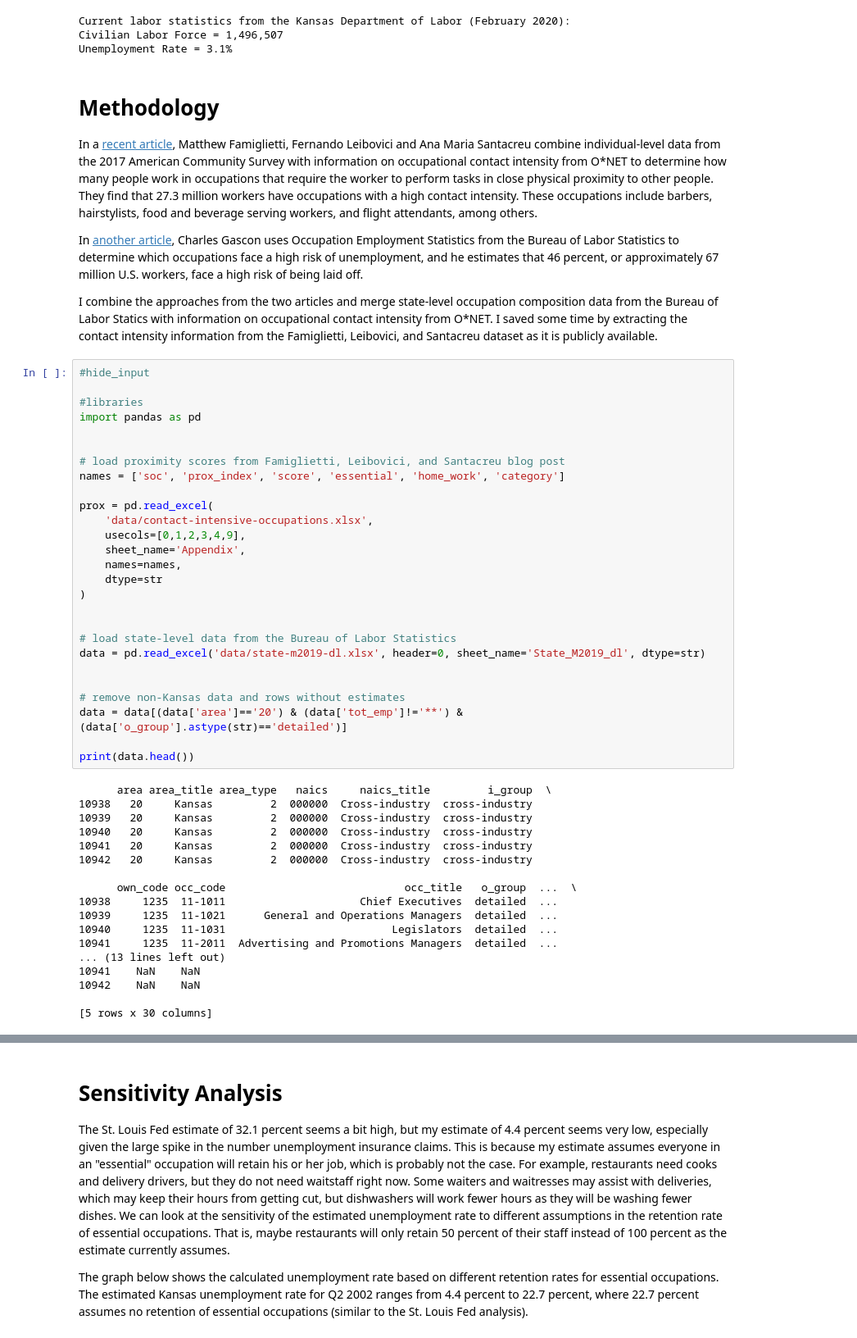
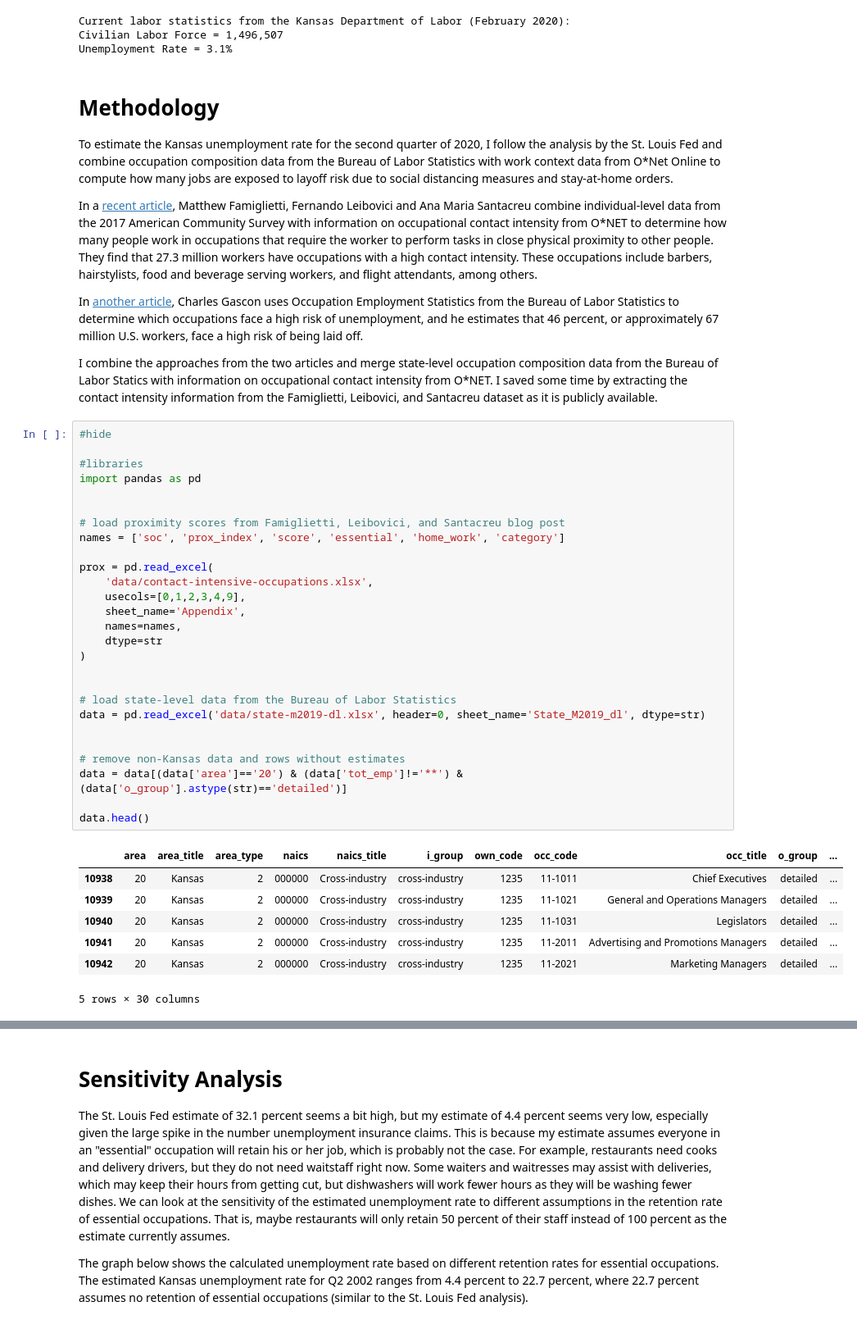
Before and after one commit to kdc-ks-gov/kansas-data, a Jupyter notebook: _notebooks/2020-04-01-unemployment-calculation.ipynb, the cells around one changed output, grey strips where cells are left out. Shown at 82% size. Cells and saved outputs as stored; diff of their text form.

```diff
--- a/_notebooks/2020-04-01-unemployment-calculation.ipynb
+++ b/_notebooks/2020-04-01-unemployment-calculation.ipynb
@@ -52,6 +50,8 @@ Civilian Labor Force = 1,496,507
 Unemployment Rate = 3.1%
 # %% [markdown]
 # Methodology
+
+To estimate the Kansas unemployment rate for the second quarter of 2020, I follow the analysis by the St. Louis Fed and combine occupation composition data from the Bureau of Labor Statistics with work context data from O\*Net Online to compute how many jobs are exposed to layoff risk due to social distancing measures and stay-at-home orders.
 
 In a [recent article](https://www.stlouisfed.org/on-the-economy/2020/march/social-distancing-contact-intensive-occupations "Social Distancing and Contact-Intensive Occupations"), Matthew Famiglietti, Fernando Leibovici and Ana Maria Santacreu combine individual-level data from the 2017 American Community Survey with information on occupational contact intensity from O\*NET to determine how many people work in occupations that require the worker to perform tasks in close physical proximity to other people. They find that 27.3 million workers have occupations with a high contact intensity. These occupations include barbers, hairstylists, food and beverage serving workers, and flight attendants, among others.
 
@@ -59,47 +59,37 @@ In [another article](https://www.stlouisfed.org/on-the-economy/2020/march/covid-
 
 I combine the approaches from the two articles and merge state-level occupation composition data from the Bureau of Labor Statics with information on occupational contact intensity from O\*NET.  I saved some time by extracting the contact intensity information from the Famiglietti, Leibovici, and Santacreu dataset as it is publicly available.
 # %%
-#hide_input
+#hide
 
 #libraries
 import pandas as pd
 
 
 # load proximity scores from Famiglietti, Leibovici, and Santacreu blog post
 names = ['soc', 'prox_index', 'score', 'essential', 'home_work', 'category']
 
 prox = pd.read_excel(
     'data/contact-intensive-occupations.xlsx',
     usecols=[0,1,2,3,4,9],
     sheet_name='Appendix',
     names=names,
     dtype=str
 )
 
 
 # load state-level data from the Bureau of Labor Statistics
 data = pd.read_excel('data/state-m2019-dl.xlsx', header=0, sheet_name='State_M2019_dl', dtype=str)
 
 
 # remove non-Kansas data and rows without estimates
 data = data[(data['area']=='20') & (data['tot_emp']!='**') & (data['o_group'].astype(str)=='detailed')]
 
-print(data.head())
+data.head()
 # %% [output]
+|  | area | area_title | area_type | naics | naics_title | i_group | own_code | occ_code | occ_title | o_group | ... |
+| 10938 | 20 | Kansas | 2 | 000000 | Cross-industry | cross-industry | 1235 | 11-1011 | Chief Executives | detailed | ... |
+| 10939 | 20 | Kansas | 2 | 000000 | Cross-industry | cross-industry | 1235 | 11-1021 | General and Operations Managers | detailed | ... |
+| 10940 | 20 | Kansas | 2 | 000000 | Cross-industry | cross-industry | 1235 | 11-1031 | Legislators | detailed | ... |
+| 10941 | 20 | Kansas | 2 | 000000 | Cross-industry | cross-industry | 1235 | 11-2011 | Advertising and Promotions Managers | detailed | ... |
+| 10942 | 20 | Kansas | 2 | 000000 | Cross-industry | cross-industry | 1235 | 11-2021 | Marketing Managers | detailed | ... |
-      area area_title area_type   naics     naics_title         i_group  \
-10938   20     Kansas         2  000000  Cross-industry  cross-industry
-10939   20     Kansas         2  000000  Cross-industry  cross-industry
-10940   20     Kansas         2  000000  Cross-industry  cross-industry
-10941   20     Kansas         2  000000  Cross-industry  cross-industry
-10942   20     Kansas         2  000000  Cross-industry  cross-industry
-
-      own_code occ_code                            occ_title   o_group  ...  \
-10938     1235  11-1011                     Chief Executives  detailed  ...
-10939     1235  11-1021      General and Operations Managers  detailed  ...
-10940     1235  11-1031                          Legislators  detailed  ...
-10941     1235  11-2011  Advertising and Promotions Managers  detailed  ...
-... (13 lines left out)
-10941    NaN    NaN
-10942    NaN    NaN
-
-[5 rows x 30 columns]
+5 rows × 30 columns
```
Also changed, not shown: parts of 9 cells of this notebook.
